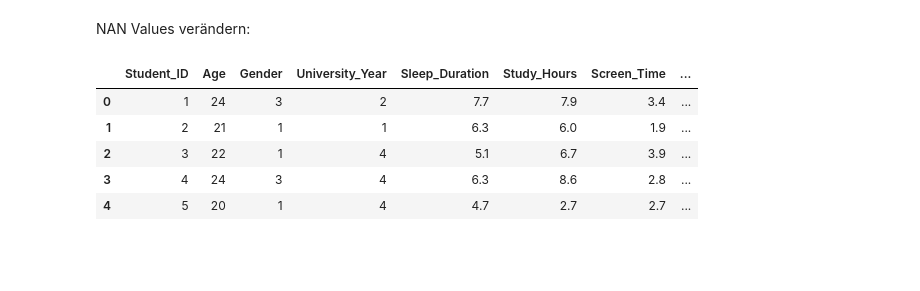
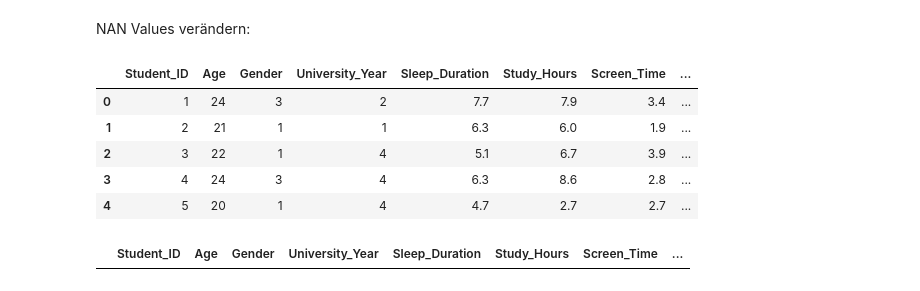
Before and after one commit to Niklas-Wag/Sleep_DSAI, a Jupyter notebook: SpamEmailClassification.ipynb, the cells around one changed output. Saved outputs shown, nothing was run; the diff lists cells and outputs as text; code cells hidden in the pictures; blank space fills up the shorter version.

```diff
--- a/SpamEmailClassification.ipynb
+++ b/SpamEmailClassification.ipynb
@@ -221,3 +227,13 @@ sleep_dataset.head()
 | 2 | 3 | 22 | 1 | 4 | 5.1 | 6.7 | 3.9 | ... |
 | 3 | 4 | 24 | 3 | 4 | 6.3 | 8.6 | 2.8 | ... |
 | 4 | 5 | 20 | 1 | 4 | 4.7 | 2.7 | 2.7 | ... |
+# %%
+numeric_cols = sleep_dataset.select_dtypes(include=['float64', 'int64']).columns
+z_scores = sleep_dataset[numeric_cols].apply(zscore)
+
+outliers_zscore = (z_scores > 3) | (z_scores < -3)
+outliers_indices = outliers_zscore.any(axis=1)
+outliers_data = sleep_dataset[outliers_indices]
+outliers_data
+# %% [output]
+|  | Student_ID | Age | Gender | University_Year | Sleep_Duration | Study_Hours | Screen_Time | ... |
```
Also changed, not shown: parts of 7 cells of this notebook.
